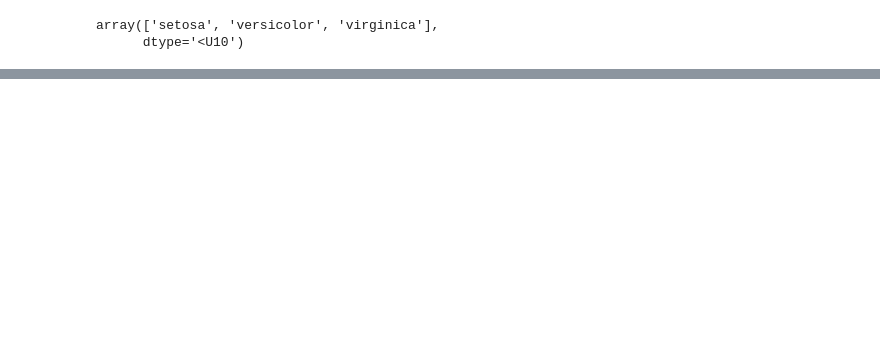
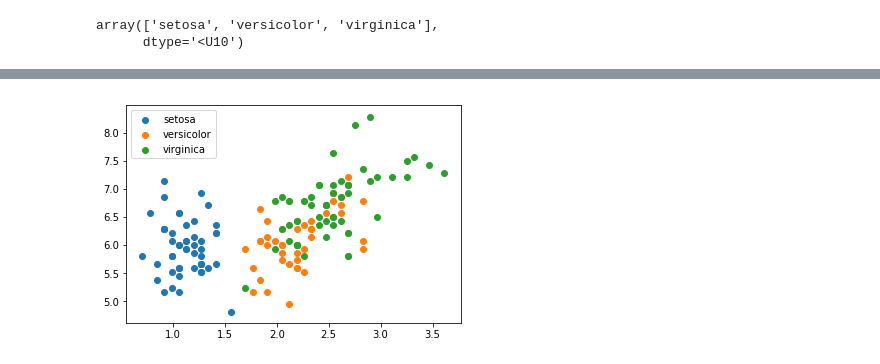
Before and after one commit to kurtrm/decision_tree, a Jupyter notebook: sklearn_dtc.ipynb, the cells around one changed output, grey strips where cells are left out. Drawn from its saved outputs; the diff is of its cells as text; code cells hidden in the pictures; blank space fills up the shorter version.

```diff
--- a/sklearn_dtc.ipynb
+++ b/sklearn_dtc.ipynb
@@ -164,0 +166,8 @@ zipped_iris
+# %%
+plt.scatter(rotated[:50, 0], rotated[:50, 1], label='setosa')
+plt.scatter(rotated[50:100, 0], rotated[50:100, 1], label='versicolor')
+plt.scatter(rotated[100:, 0], rotated[100:, 1], label='virginica')
+plt.legend()
+plt.show();
+# %% [output]
+[figure, added]
```
Also changed, not shown: parts of 6 cells of this notebook, 1 other file.
